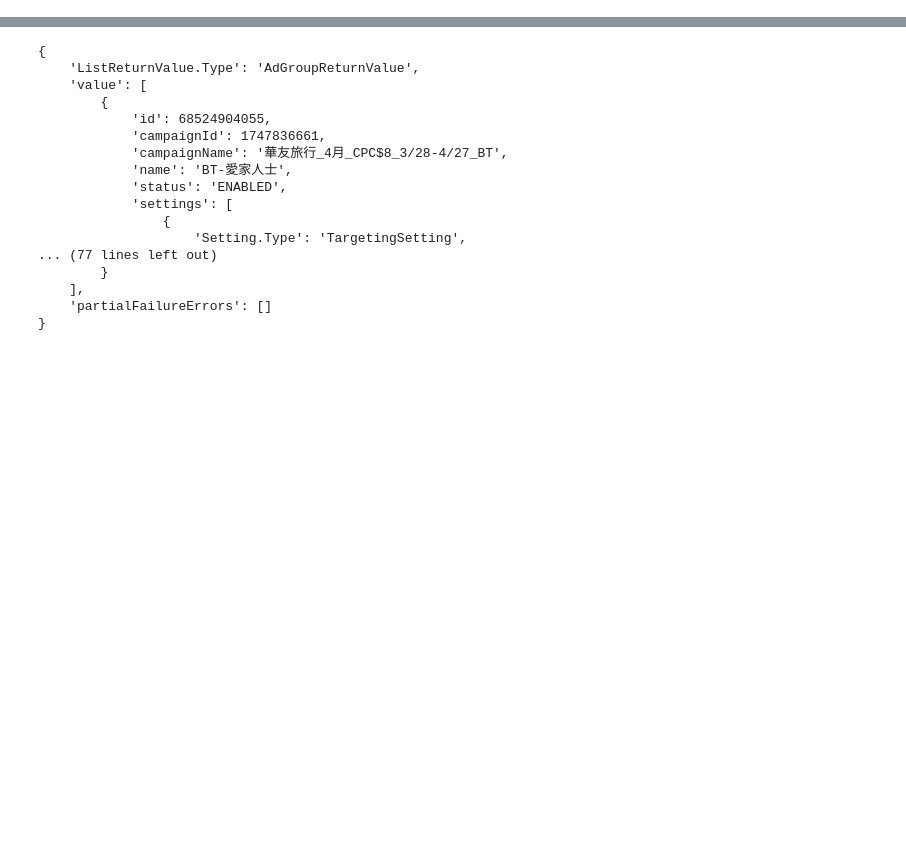
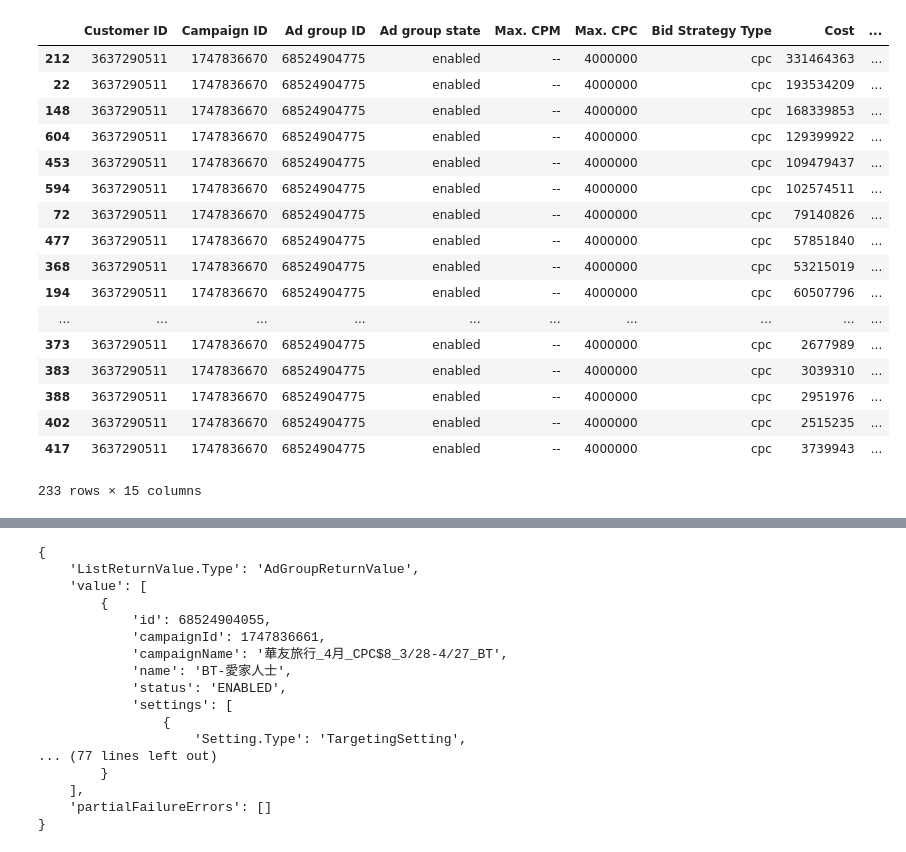
Before and after one commit to TimJLS/adset_interest_parse, a Jupyter notebook: ai_optimizer/GDN.ipynb, the cells around one changed output, grey strips where cells are left out. Saved outputs shown, nothing was run; the diff lists cells and outputs as text; code cells hidden in the pictures; blank space fills up the shorter version.

```diff
--- a/ai_optimizer/GDN.ipynb
+++ b/ai_optimizer/GDN.ipynb
@@ -237,8 +237,8 @@ def get_age_range_insights(client, campaign_id=None, adgroup_id=None, date_prese
 
     return df.reset_index(drop=True)
 
-if __name__ == '__main__':
-    # Initialize client object.
-    client = adwords.AdWordsClient.LoadFromStorage(AUTH_FILE_PATH)
+# if __name__ == '__main__':
+# Initialize client object.
+client = adwords.AdWordsClient.LoadFromStorage(AUTH_FILE_PATH)
 #     adgroup_insights = get_age_range_insights(client)
-    adgroup_insights = get_age_range_insights(client, campaign_id=1747836670, adgroup_id=68524904775)
+adgroup_insights = get_age_range_insights(client, campaign_id=1747836670, adgroup_id=68524904775)
@@ -316,4 +255,0 @@ adgroup_insights
-# %%
-CUSTOMER_SERVICE_ID = 3637290511
-# %%
-adgroup_id = 1747836661
@@ -320,3 +325,27 @@ adgroup_id = 1747836661
+# %%
+client = adwords.AdWordsClient.LoadFromStorage(AUTH_FILE_PATH)
+adgroup_insights = get_audience_insights(client, campaign_id=1747836670, adgroup_id=68524904775, performance_type='PLACEMENT')
+# %%
+adgroup_insights[adgroup_insights.Clicks != 0].sort_values(by=['Clicks'], ascending=False)
+# %% [output]
+|  | Customer ID | Campaign ID | Ad group ID | Ad group state | Max. CPM | Max. CPC | Bid Strategy Type | Cost | ... |
+| 212 | 3637290511 | 1747836670 | 68524904775 | enabled | -- | 4000000 | cpc | 331464363 | ... |
+| 22 | 3637290511 | 1747836670 | 68524904775 | enabled | -- | 4000000 | cpc | 193534209 | ... |
+| 148 | 3637290511 | 1747836670 | 68524904775 | enabled | -- | 4000000 | cpc | 168339853 | ... |
+| 604 | 3637290511 | 1747836670 | 68524904775 | enabled | -- | 4000000 | cpc | 129399922 | ... |
+| 453 | 3637290511 | 1747836670 | 68524904775 | enabled | -- | 4000000 | cpc | 109479437 | ... |
+| 594 | 3637290511 | 1747836670 | 68524904775 | enabled | -- | 4000000 | cpc | 102574511 | ... |
+| 72 | 3637290511 | 1747836670 | 68524904775 | enabled | -- | 4000000 | cpc | 79140826 | ... |
+| 477 | 3637290511 | 1747836670 | 68524904775 | enabled | -- | 4000000 | cpc | 57851840 | ... |
+| 368 | 3637290511 | 1747836670 | 68524904775 | enabled | -- | 4000000 | cpc | 53215019 | ... |
+| 194 | 3637290511 | 1747836670 | 68524904775 | enabled | -- | 4000000 | cpc | 60507796 | ... |
+| ... | ... | ... | ... | ... | ... | ... | ... | ... | ... |
+| 373 | 3637290511 | 1747836670 | 68524904775 | enabled | -- | 4000000 | cpc | 2677989 | ... |
+| 383 | 3637290511 | 1747836670 | 68524904775 | enabled | -- | 4000000 | cpc | 3039310 | ... |
+| 388 | 3637290511 | 1747836670 | 68524904775 | enabled | -- | 4000000 | cpc | 2951976 | ... |
+| 402 | 3637290511 | 1747836670 | 68524904775 | enabled | -- | 4000000 | cpc | 2515235 | ... |
+| 417 | 3637290511 | 1747836670 | 68524904775 | enabled | -- | 4000000 | cpc | 3739943 | ... |
+233 rows × 15 columns
 # %%
 client = adwords.AdWordsClient.LoadFromStorage(AUTH_FILE_PATH)
 ad_group_service = client.GetService('AdGroupService', version='v201809')
```
Also changed, not shown: parts of 7 cells of this notebook, 20 other files.
